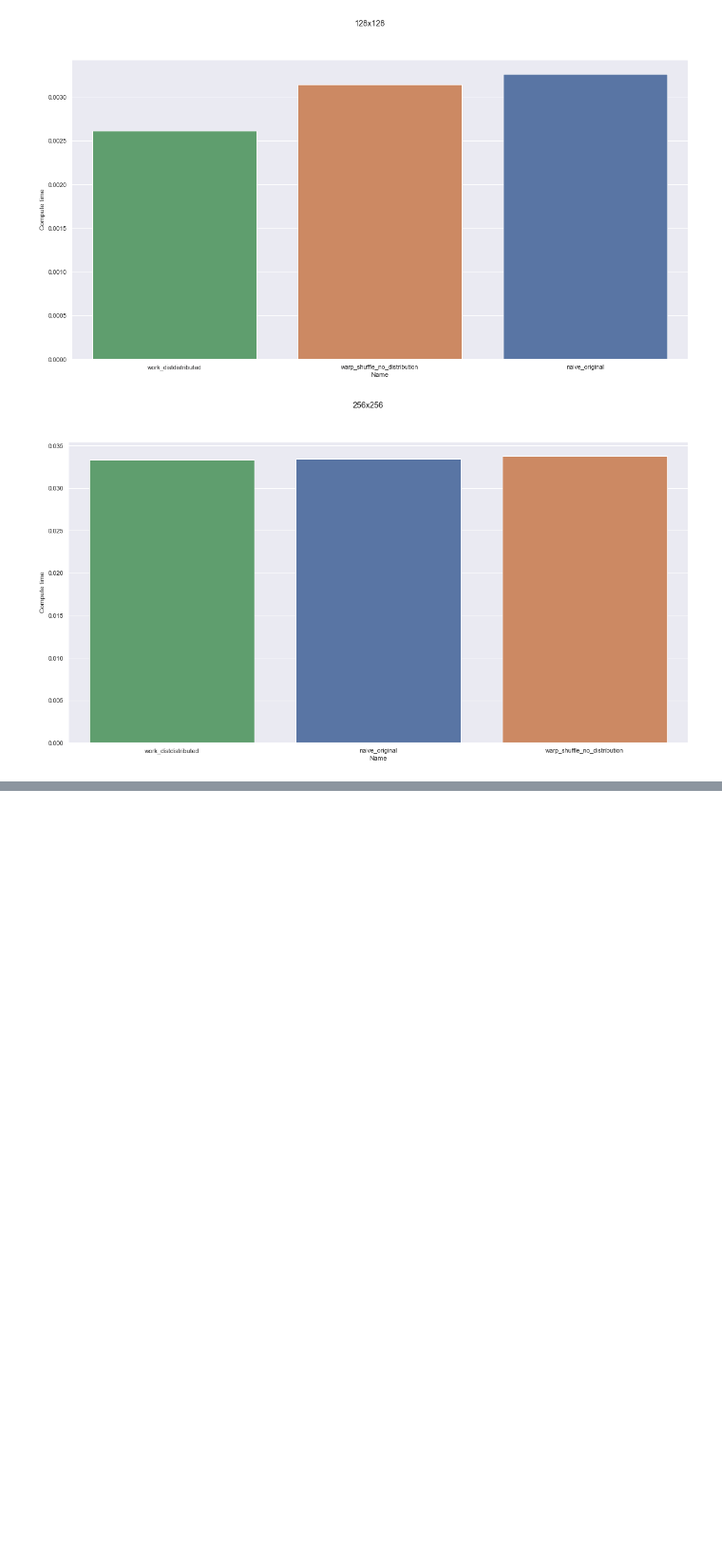
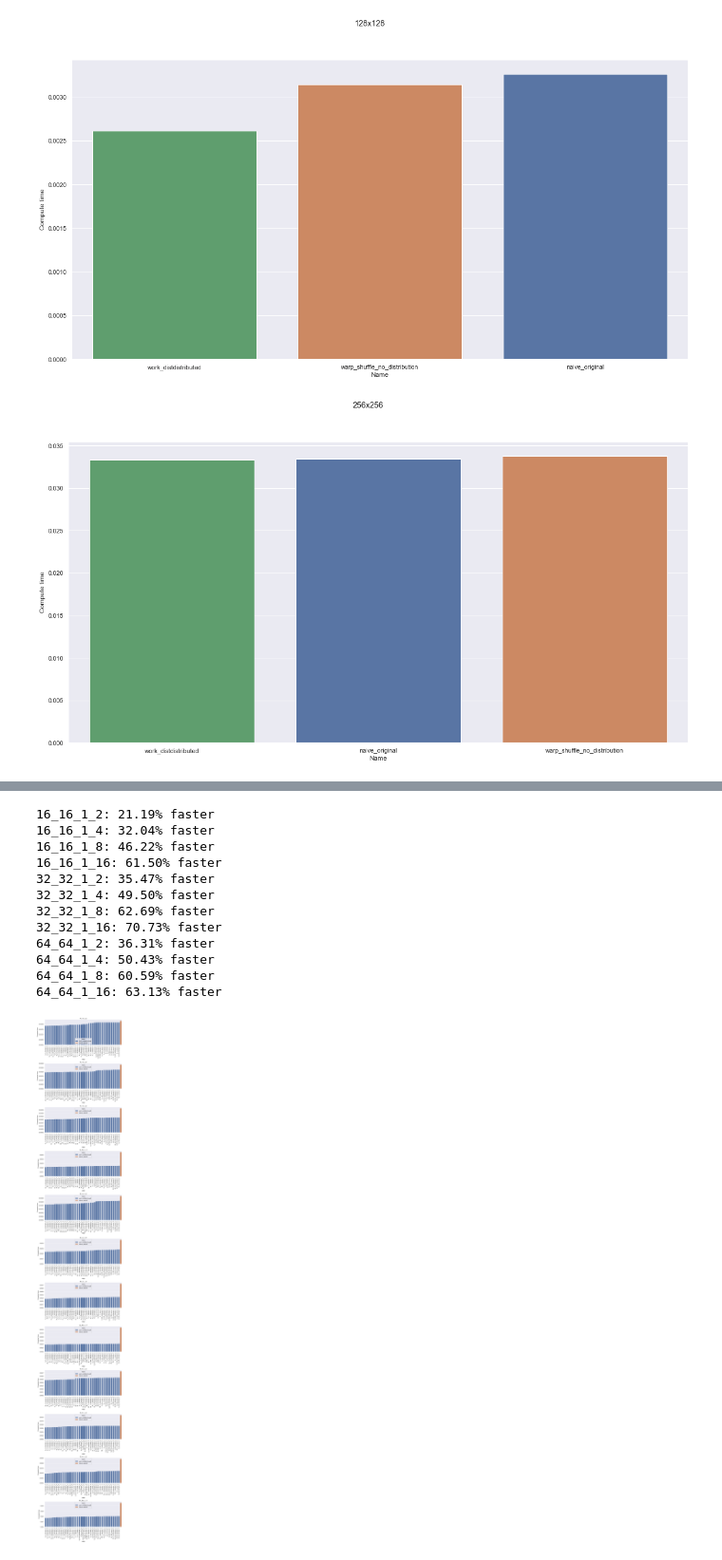
Before and after one commit to asmelko/cross-corr-jpdc, a Jupyter notebook: visualization/warp_shuffle.ipynb, the cells around one changed output, grey strips where cells are left out. Shown: that part at 95% size. Drawn from its saved outputs; the diff is of its cells as text; code cells hidden in the pictures; blank space fills up the shorter version.

```diff
--- a/visualization/warp_shuffle.ipynb
+++ b/visualization/warp_shuffle.ipynb
@@ -42,0 +128,28 @@ for size in [16*16, 32*32, 64*64, 128*128, 256*256]:
+# %%
+fig, axs = plt.subplots(nrows=len(input_sizes))
+for idx, input_size in enumerate(input_sizes):
+
+    work_dist, naive = results[idx]
+    d = pd.concat([work_dist.head(40), naive], join="inner")
+    ax = sns.barplot(data=d, x="Args", y="Compute time", hue="Name", ax=axs[idx], dodge=False)
+    ax.tick_params(axis='x', labelrotation=90)
+    ax.set_title(str(input_size))
+
+    improvement = (1 - (work_dist.head(1)["Compute time"].iat[0] / naive.head(1)["Compute time"].iat[0]))*100
+    print(f"{str(input_size)}: {improvement:.2f}% faster")
+
+fig.tight_layout()
+# %% [output]
+16_16_1_2: 21.19% faster
+16_16_1_4: 32.04% faster
+16_16_1_8: 46.22% faster
+16_16_1_16: 61.50% faster
+32_32_1_2: 35.47% faster
+32_32_1_4: 49.50% faster
+32_32_1_8: 62.69% faster
+32_32_1_16: 70.73% faster
+64_64_1_2: 36.31% faster
+64_64_1_4: 50.43% faster
+64_64_1_8: 60.59% faster
+64_64_1_16: 63.13% faster
+[figure, added]
```
Also changed, not shown: parts of 3 cells of this notebook, 2 other files.
